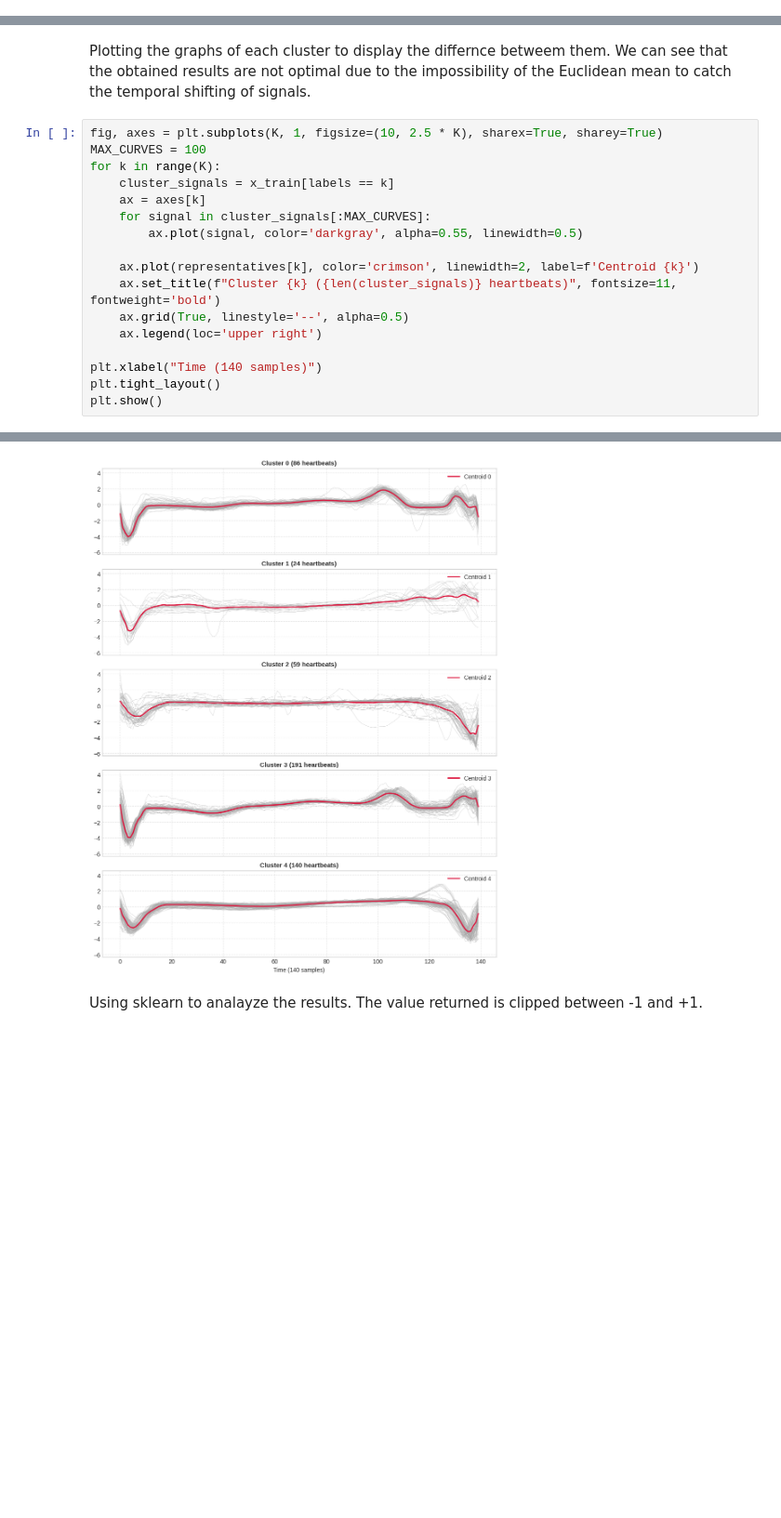
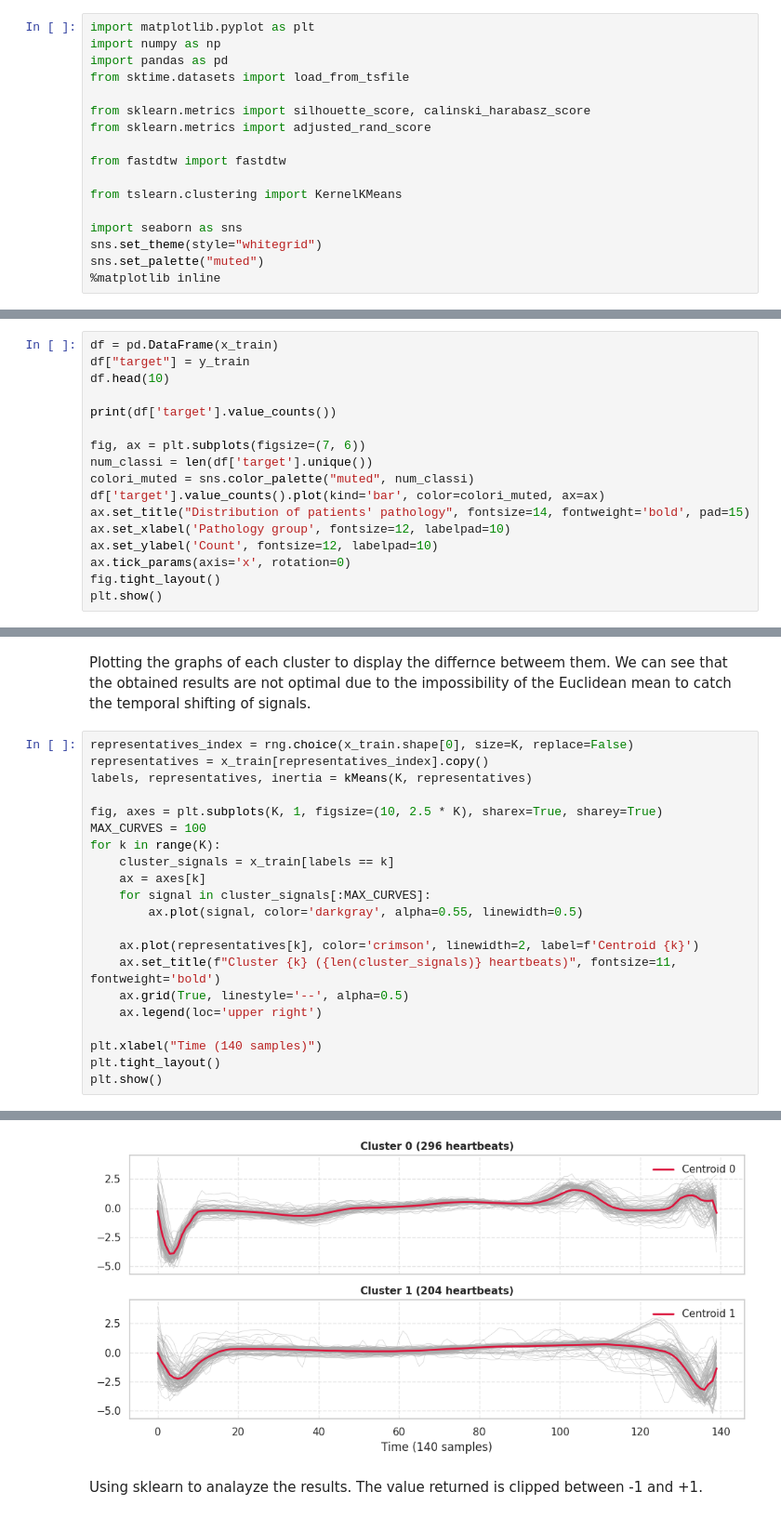
Before and after one commit to Maurizio19hub/ECG_ML, a Jupyter notebook: heartbeat.ipynb, the cells around one changed output, grey strips where cells are left out. Shown at 93% size. Saved outputs shown, nothing was run; the diff lists cells and outputs as text; blank space fills up the shorter version.

```diff
--- a/heartbeat.ipynb
+++ b/heartbeat.ipynb
@@ -4,0 +17,17 @@ To transport data into numpy we use a library called sktime beacause the dataset
+# %%
+import matplotlib.pyplot as plt
+import numpy as np
+import pandas as pd
+from sktime.datasets import load_from_tsfile
+
+from sklearn.metrics import silhouette_score, calinski_harabasz_score
+from sklearn.metrics import adjusted_rand_score
+
+from fastdtw import fastdtw
+
+from tslearn.clustering import KernelKMeans
+
+import seaborn as sns
+sns.set_theme(style="whitegrid")
+sns.set_palette("muted")
+%matplotlib inline
@@ -33,0 +58,17 @@ Draw representatives.
+# %%
+df = pd.DataFrame(x_train)
+df["target"] = y_train
+df.head(10)
+
+print(df['target'].value_counts())
+
+fig, ax = plt.subplots(figsize=(7, 6))
+num_classi = len(df['target'].unique())
+colori_muted = sns.color_palette("muted", num_classi)
+df['target'].value_counts().plot(kind='bar', color=colori_muted, ax=ax)
+ax.set_title("Distribution of patients' pathology", fontsize=14, fontweight='bold', pad=15)
+ax.set_xlabel('Pathology group', fontsize=12, labelpad=10)
+ax.set_ylabel('Count', fontsize=12, labelpad=10)
+ax.tick_params(axis='x', rotation=0)
+fig.tight_layout()
+plt.show()
@@ -76,6 +179,10 @@ for num_iterations in range(N_ITER):
 # %% [markdown]
 Plotting the graphs of each cluster to display the differnce betweem them. We can see that the obtained results are not optimal due to the impossibility of the Euclidean mean to catch the temporal shifting of signals.
 # %%
+representatives_index = rng.choice(x_train.shape[0], size=K, replace=False)
+representatives = x_train[representatives_index].copy()
+labels, representatives, inertia = kMeans(K, representatives)
+
 fig, axes = plt.subplots(K, 1, figsize=(10, 2.5 * K), sharex=True, sharey=True)
 MAX_CURVES = 100
 for k in range(K):
@@ -96,4 +209,4 @@ plt.show()
-[figure, old version]
+[figure, new version]
 # %% [markdown]
 Using sklearn to analayze the results. The value returned is clipped between -1 and +1.
 # %%
```
Also changed, not shown: parts of 18 cells of this notebook.
